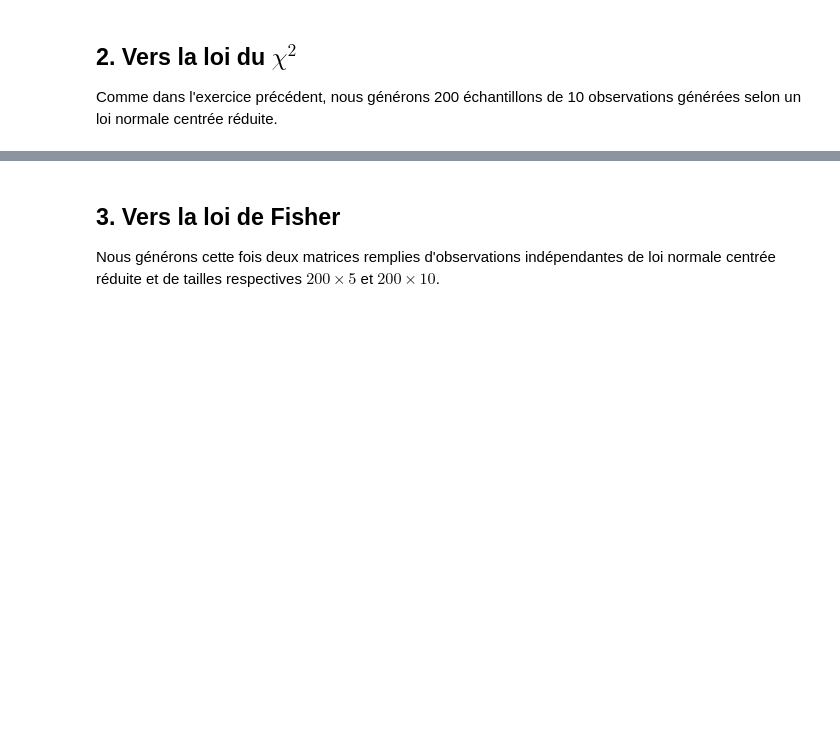
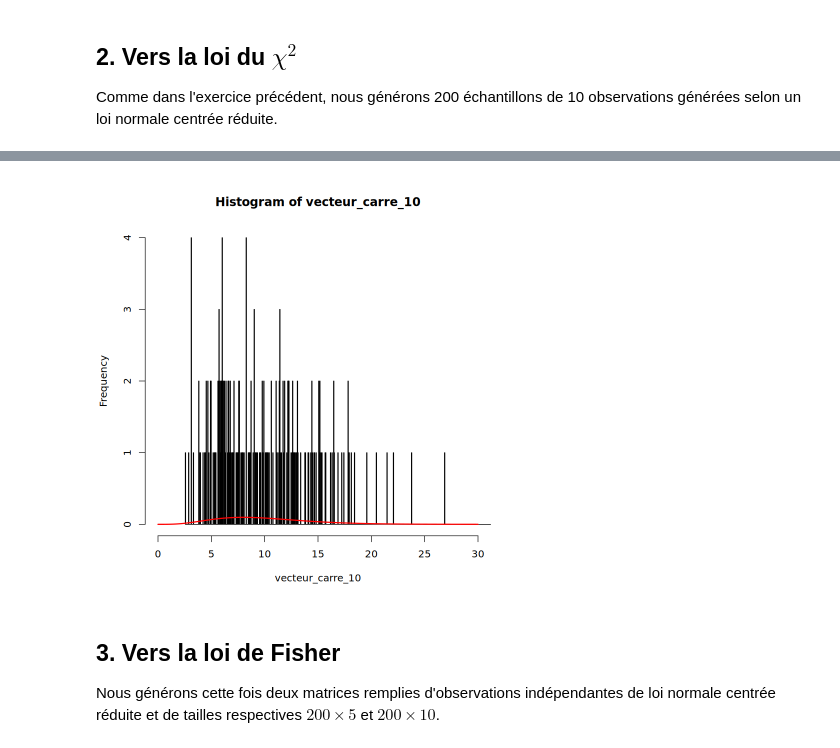
Before and after one commit to tomduquennoy/statistics, a Jupyter notebook: seance_09_09_25/TP2_1_proba_loi.ipynb, the cells around one changed output, grey strips where cells are left out. Drawn from its saved outputs; the diff is of its cells as text; code cells hidden in the pictures; blank space fills up the shorter version.

```diff
--- a/seance_09_09_25/TP2_1_proba_loi.ipynb
+++ b/seance_09_09_25/TP2_1_proba_loi.ipynb
@@ -27,7 +58,8 @@ vecteur_gaussien_10
 
 Comme dans l'exercice précédent, nous générons 200 échantillons de 10 observations générées selon un loi normale centrée réduite.
 # %%
-matrice_200_10 <- matrix(rnorm(200*10), nrow=200)
+#matrice_200_10 <- matrix(rnorm(200*10), nrow=200)
+#matrice_200_10
 # %% [markdown]
 <div class="alert alert-block alert-success">
     Utilisez la cellule suivante pour répondre aux questions :
@@ -43,3 +73,20 @@ matrice_200_10 <- matrix(rnorm(200*10), nrow=200)
+# %%
+
+# À FAIRE
+vecteur_carre_10 <- sapply(matrice_200_10, function(x) (x^2))
+
+vecteur_carre_10 <- matrix(vecteur_carre_10, nrow=200)
+
+vecteur_carre_10 <- apply(vecteur_carre_10, 1, sum)
+#vecteur_carre_10
+par(bg = "white")
+#print(vecteur_carre_10)
+
+hist(vecteur_carre_10, xlim = c(0, 30),breaks = 1000 )
+x <- seq(0, 30, length=200)
+lines(x, dchisq(x, df=10), col="red", lwd=2)
+# %% [output]
+[figure, added]
 # %% [markdown]
 ## 3. Vers la loi de Fisher
 
```
Also changed, not shown: parts of 4 cells of this notebook, 2 other files.
